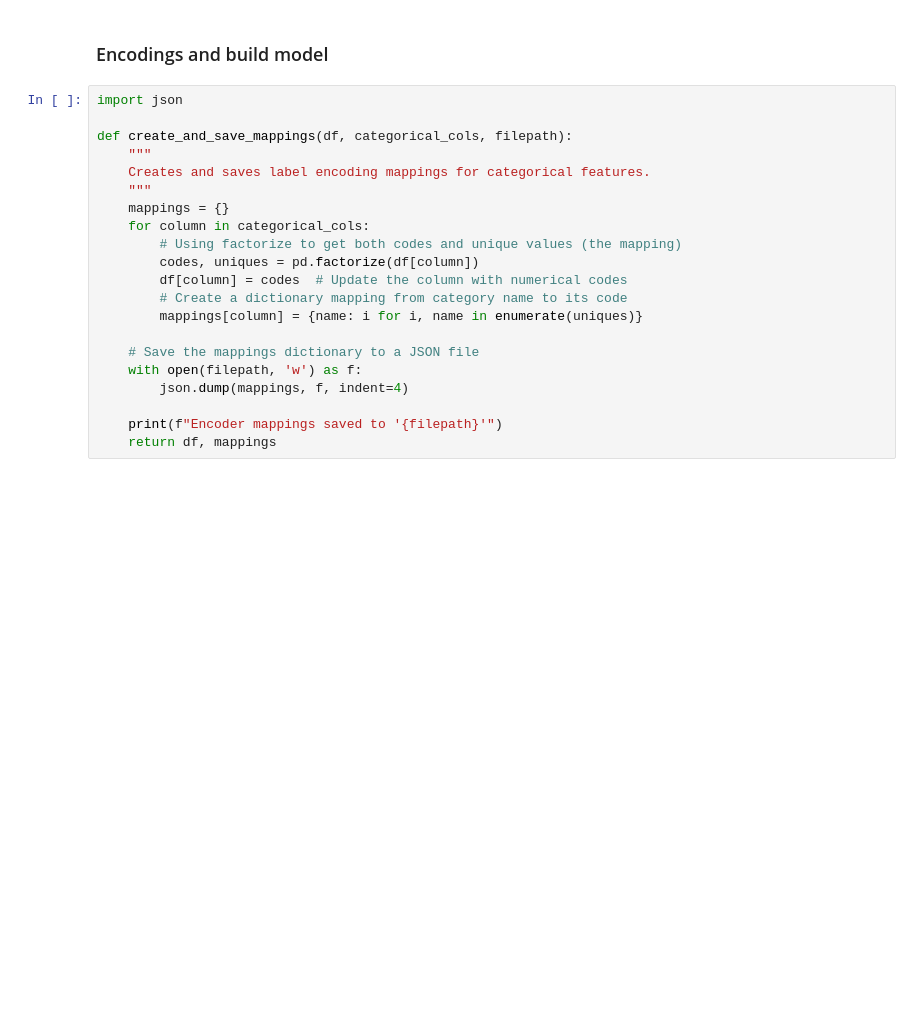
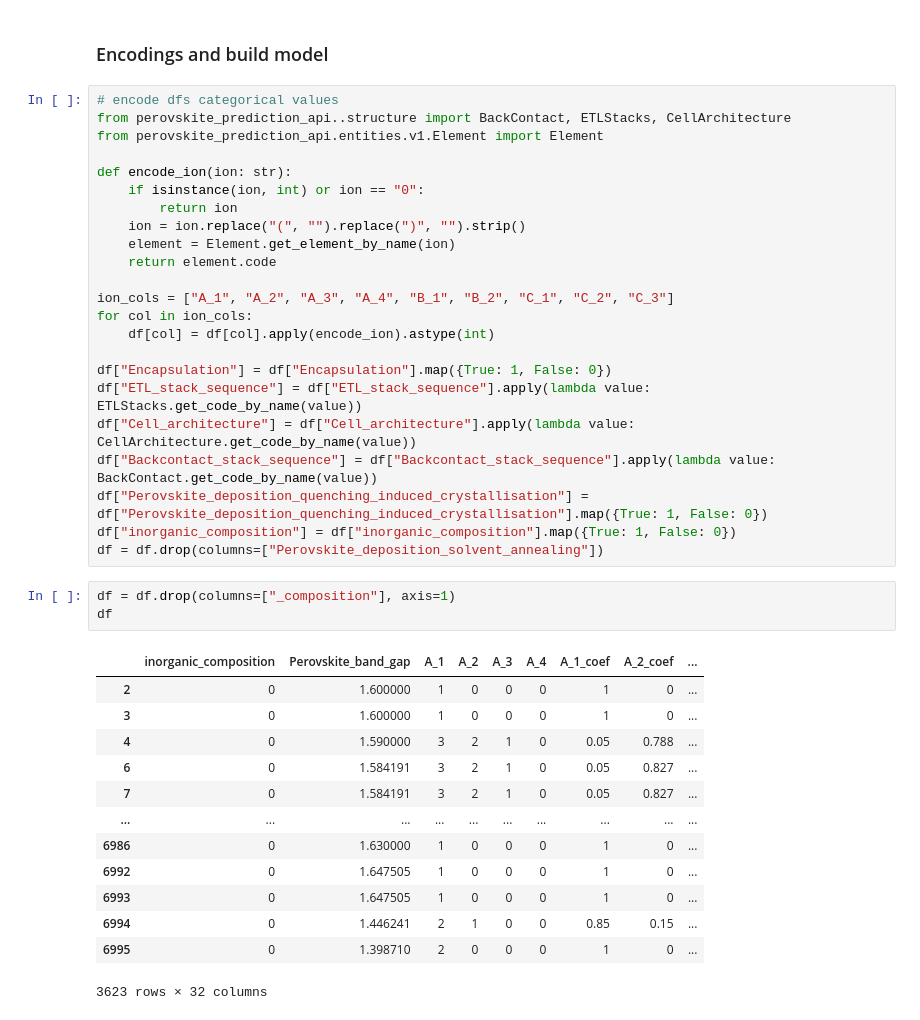
Before and after one commit to armh12/perovskite-data-analysis, a Jupyter notebook: notebooks/stability_prediction.ipynb, the cells around one changed output. Cells and saved outputs as stored; diff of their text form; blank space fills up the shorter version.

```diff
--- a/notebooks/stability_prediction.ipynb
+++ b/notebooks/stability_prediction.ipynb
@@ -542,23 +554,42 @@ df
 # %% [markdown]
 ### Encodings and build model
 # %%
-import json
+# encode dfs categorical values
+from perovskite_prediction_api..structure import BackContact, ETLStacks, CellArchitecture
+from perovskite_prediction_api.entities.v1.Element import Element
 
-def create_and_save_mappings(df, categorical_cols, filepath):
-    """
-    Creates and saves label encoding mappings for categorical features.
-    """
-    mappings = {}
-    for column in categorical_cols:
-        # Using factorize to get both codes and unique values (the mapping)
-        codes, uniques = pd.factorize(df[column])
-        df[column] = codes  # Update the column with numerical codes
-        # Create a dictionary mapping from category name to its code
-        mappings[column] = {name: i for i, name in enumerate(uniques)}
+def encode_ion(ion: str):
+    if isinstance(ion, int) or ion == "0":
+        return ion
+    ion = ion.replace("(", "").replace(")", "").strip()
+    element = Element.get_element_by_name(ion)
+    return element.code
 
-    # Save the mappings dictionary to a JSON file
-    with open(filepath, 'w') as f:
-        json.dump(mappings, f, indent=4)
+ion_cols = ["A_1", "A_2", "A_3", "A_4", "B_1", "B_2", "C_1", "C_2", "C_3"]
+for col in ion_cols:
+    df[col] = df[col].apply(encode_ion).astype(int)
 
-    print(f"Encoder mappings saved to '{filepath}'")
-    return df, mappings
+df["Encapsulation"] = df["Encapsulation"].map({True: 1, False: 0})
+df["ETL_stack_sequence"] = df["ETL_stack_sequence"].apply(lambda value: ETLStacks.get_code_by_name(value))
+df["Cell_architecture"] = df["Cell_architecture"].apply(lambda value: CellArchitecture.get_code_by_name(value))
+df["Backcontact_stack_sequence"] = df["Backcontact_stack_sequence"].apply(lambda value: BackContact.get_code_by_name(value))
+df["Perovskite_deposition_quenching_induced_crystallisation"] = df["Perovskite_deposition_quenching_induced_crystallisation"].map({True: 1, False: 0})
+df["inorganic_composition"] = df["inorganic_composition"].map({True: 1, False: 0})
+df = df.drop(columns=["Perovskite_deposition_solvent_annealing"])
+# %%
+df = df.drop(columns=["_composition"], axis=1)
+df
+# %% [output]
+|  | inorganic_composition | Perovskite_band_gap | A_1 | A_2 | A_3 | A_4 | A_1_coef | A_2_coef | ... |
+| 2 | 0 | 1.600000 | 1 | 0 | 0 | 0 | 1 | 0 | ... |
+| 3 | 0 | 1.600000 | 1 | 0 | 0 | 0 | 1 | 0 | ... |
+| 4 | 0 | 1.590000 | 3 | 2 | 1 | 0 | 0.05 | 0.788 | ... |
+| 6 | 0 | 1.584191 | 3 | 2 | 1 | 0 | 0.05 | 0.827 | ... |
+| 7 | 0 | 1.584191 | 3 | 2 | 1 | 0 | 0.05 | 0.827 | ... |
+| ... | ... | ... | ... | ... | ... | ... | ... | ... | ... |
+| 6986 | 0 | 1.630000 | 1 | 0 | 0 | 0 | 1 | 0 | ... |
+| 6992 | 0 | 1.647505 | 1 | 0 | 0 | 0 | 1 | 0 | ... |
+| 6993 | 0 | 1.647505 | 1 | 0 | 0 | 0 | 1 | 0 | ... |
+| 6994 | 0 | 1.446241 | 2 | 1 | 0 | 0 | 0.85 | 0.15 | ... |
+| 6995 | 0 | 1.398710 | 2 | 0 | 0 | 0 | 1 | 0 | ... |
+3623 rows × 32 columns
```
Also changed, not shown: parts of 12 cells of this notebook, 13 other files.
